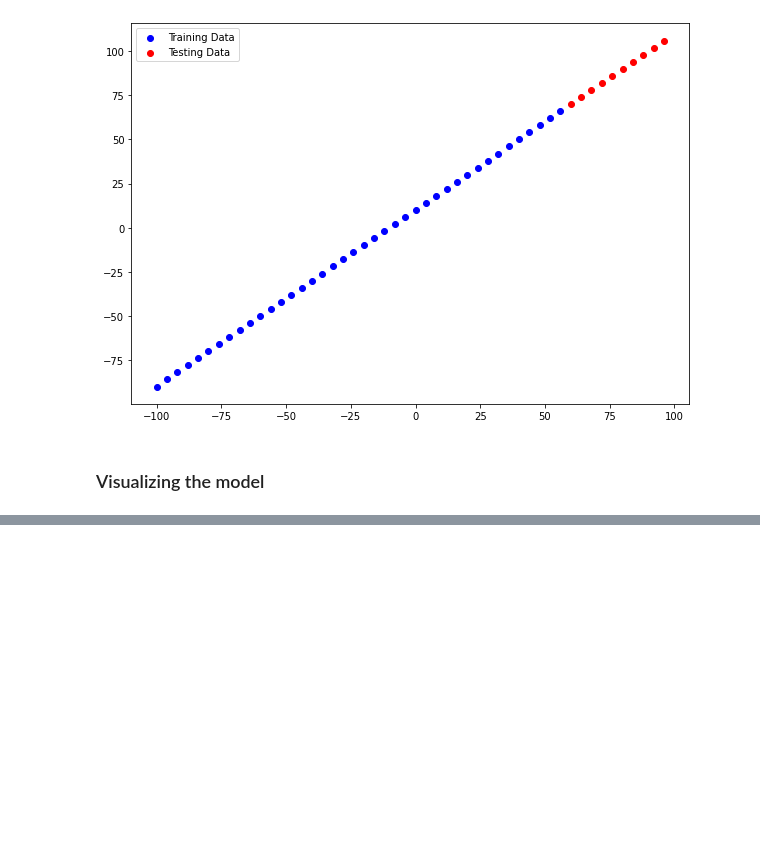
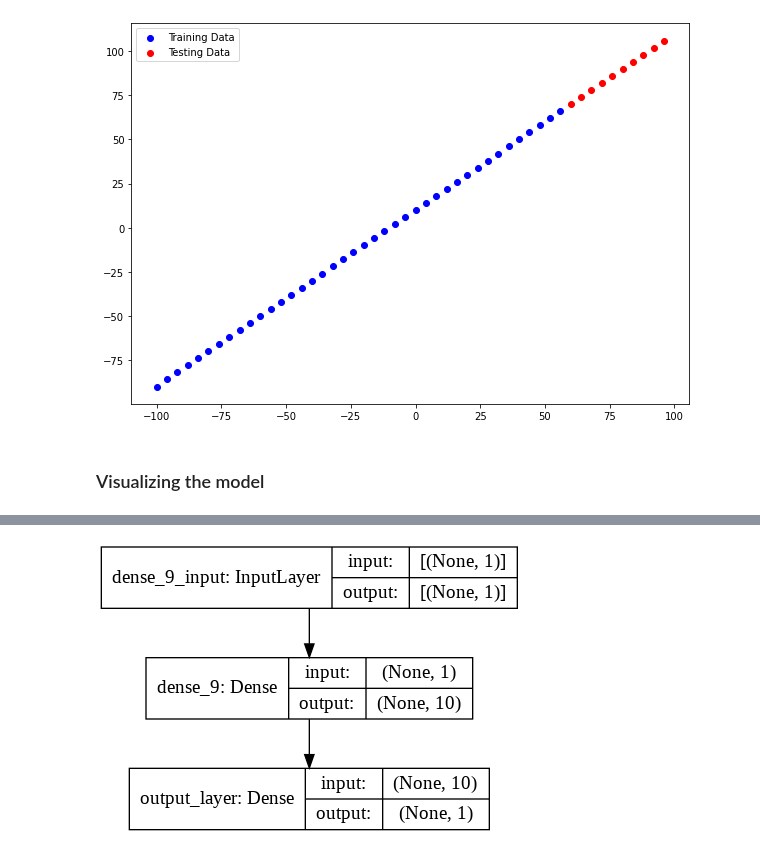
Before and after one commit to shaluc04/tensorflow-for-deeplearning, a Jupyter notebook: 01_neural_network_regression_with_tensorflow.ipynb, the cells around one changed output, grey strips where cells are left out. Cells and saved outputs as stored; diff of their text form; code cells hidden in the pictures; blank space fills up the shorter version.

```diff
--- a/01_neural_network_regression_with_tensorflow.ipynb
+++ b/01_neural_network_regression_with_tensorflow.ipynb
@@ -340,8 +342,9 @@ tf.random.set_seed(42)
 
 # Create a model
 model = tf.keras.Sequential([
-        tf.keras.layers.Dense(1, input_shape=[1])  # we are passing one number to predict one number
-])
+        tf.keras.layers.Dense(10, input_shape=[1]), # we are passing one number to predict one number
+        tf.keras.layers.Dense(1, name="output_layer")
+], name="model_1")
 
 # 2. Compile the model
 model.compile(loss = tf.keras.losses.mae,
@@ -367,4 +372,4 @@ _________________________________________________________________
 # %%
 # Let's fit our model to the training data
-model.fit(X_train, y_train, epochs=100, verbose=1)
+model.fit(X_train, y_train, epochs=100, verbose=0)
 # %% [output]
@@ -388,0 +393,6 @@ Epoch 100/100
+# %%
+from tensorflow.keras.utils import plot_model
+
+plot_model(model=model, show_shapes=True)
+# %% [output]
+[figure, added]
```
Also changed, not shown: parts of 62 cells of this notebook.
